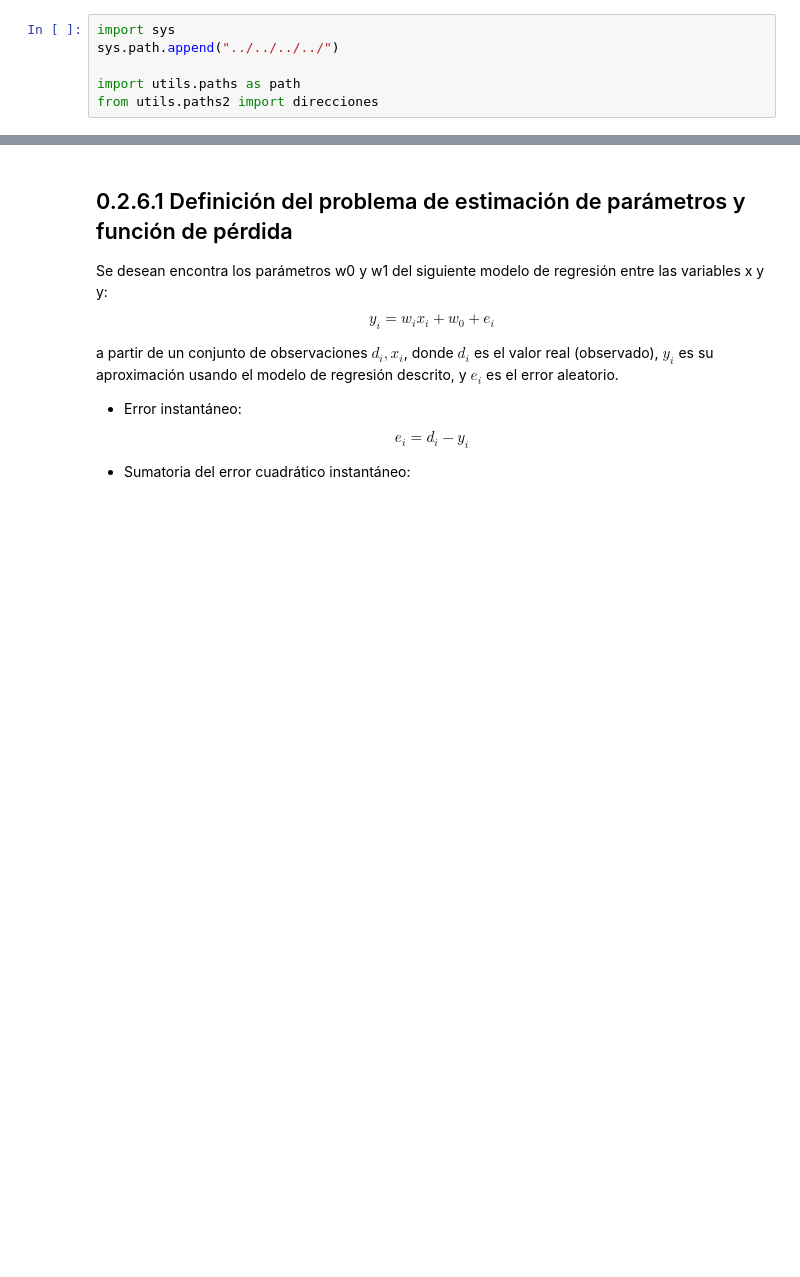
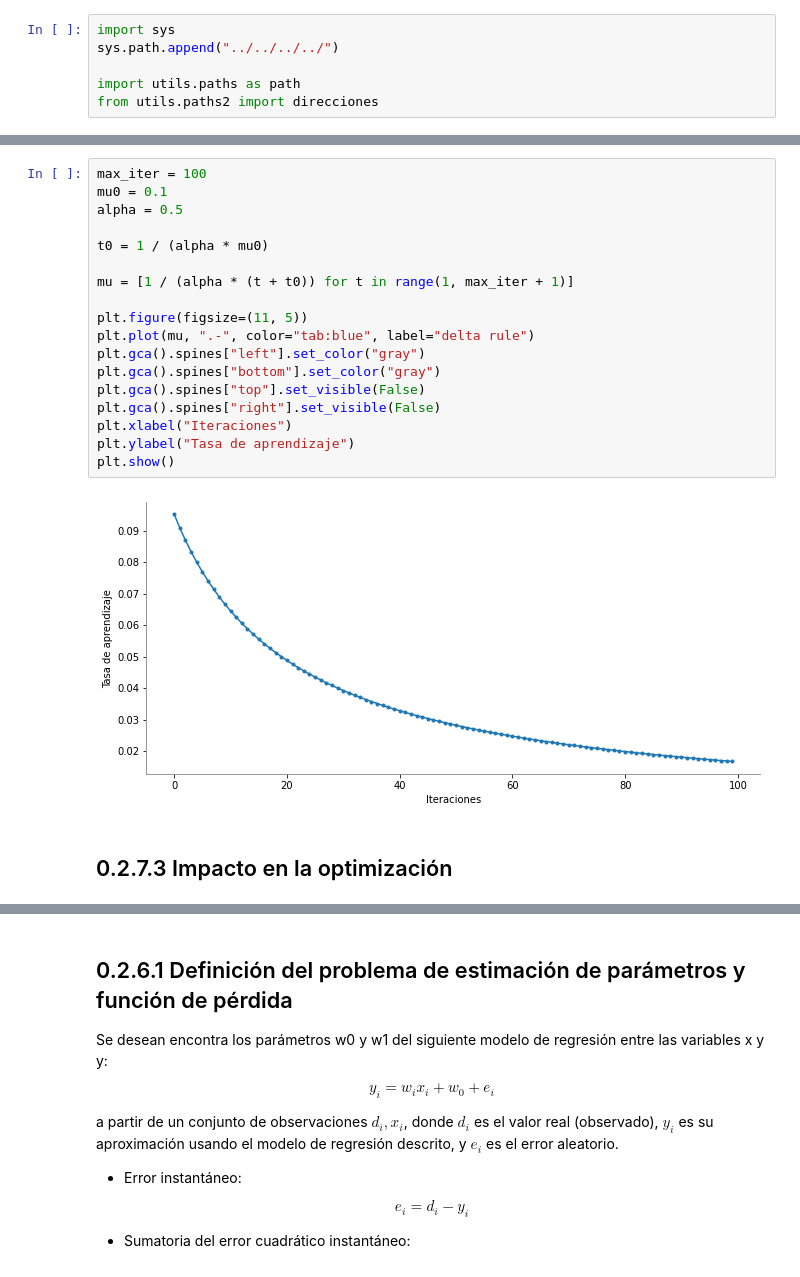
Before and after one commit to oecorrechag/vision-artificial, a Jupyter notebook: notebooks/Analítica Predictiva/Sesión 02/Fundamentos de optimización para ML/0.2.7 Algoritmos para modificar la tasa de aprendizaje.ipynb, the cells around one changed output, grey strips where cells are left out. Cells and saved outputs as stored; diff of their text form; blank space fills up the shorter version.

```diff
--- a/notebooks/Analítica Predictiva/Sesión 02/Fundamentos de optimización para ML/0.2.7 Algoritmos para modificar la tasa de aprendizaje.ipynb
+++ b/notebooks/Analítica Predictiva/Sesión 02/Fundamentos de optimización para ML/0.2.7 Algoritmos para modificar la tasa de aprendizaje.ipynb
@@ -24,0 +100,22 @@ from utils.paths2 import direcciones
+# %%
+max_iter = 100
+mu0 = 0.1
+alpha = 0.5
+
+t0 = 1 / (alpha * mu0)
+
+mu = [1 / (alpha * (t + t0)) for t in range(1, max_iter + 1)]
+
+plt.figure(figsize=(11, 5))
+plt.plot(mu, ".-", color="tab:blue", label="delta rule")
+plt.gca().spines["left"].set_color("gray")
+plt.gca().spines["bottom"].set_color("gray")
+plt.gca().spines["top"].set_visible(False)
+plt.gca().spines["right"].set_visible(False)
+plt.xlabel("Iteraciones")
+plt.ylabel("Tasa de aprendizaje")
+plt.show()
+# %% [output]
+[figure, added]
+# %% [markdown]
+## 0.2.7.3 Impacto en la optimización
```
Also changed, not shown: parts of 18 cells of this notebook, 1 other file.
